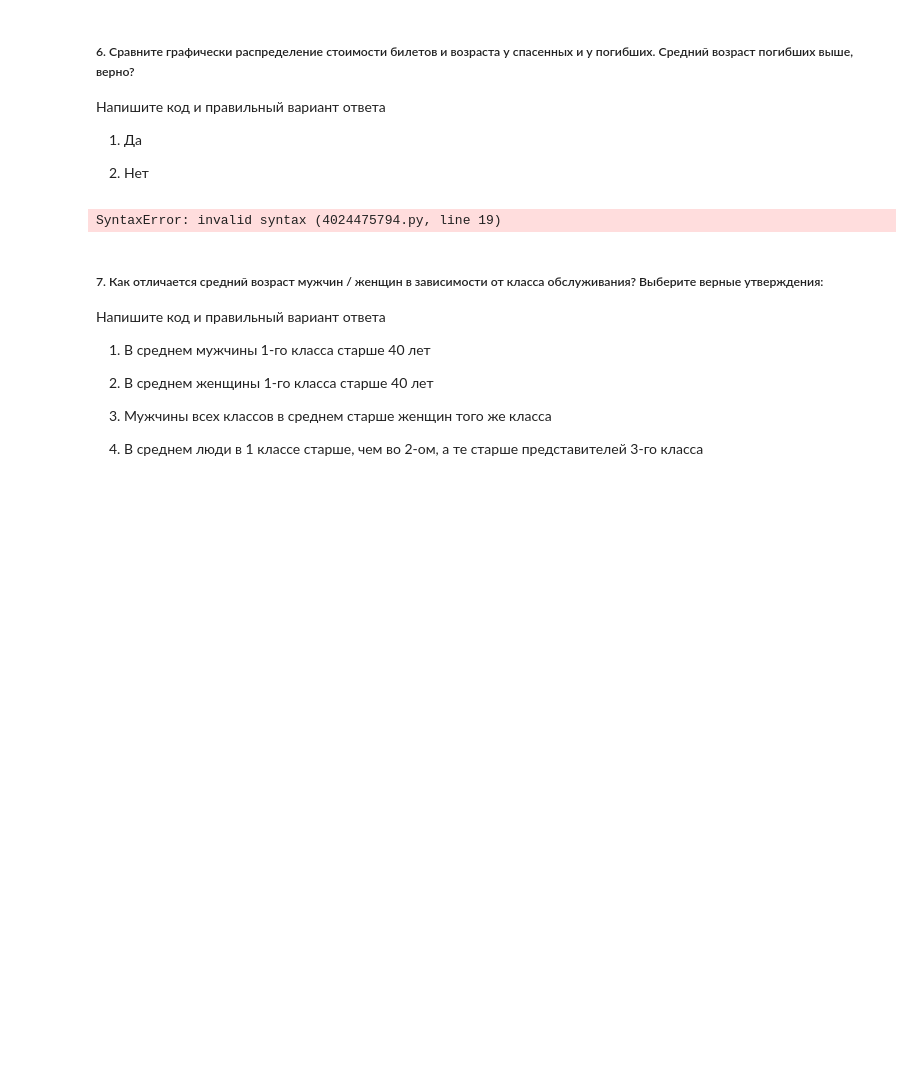
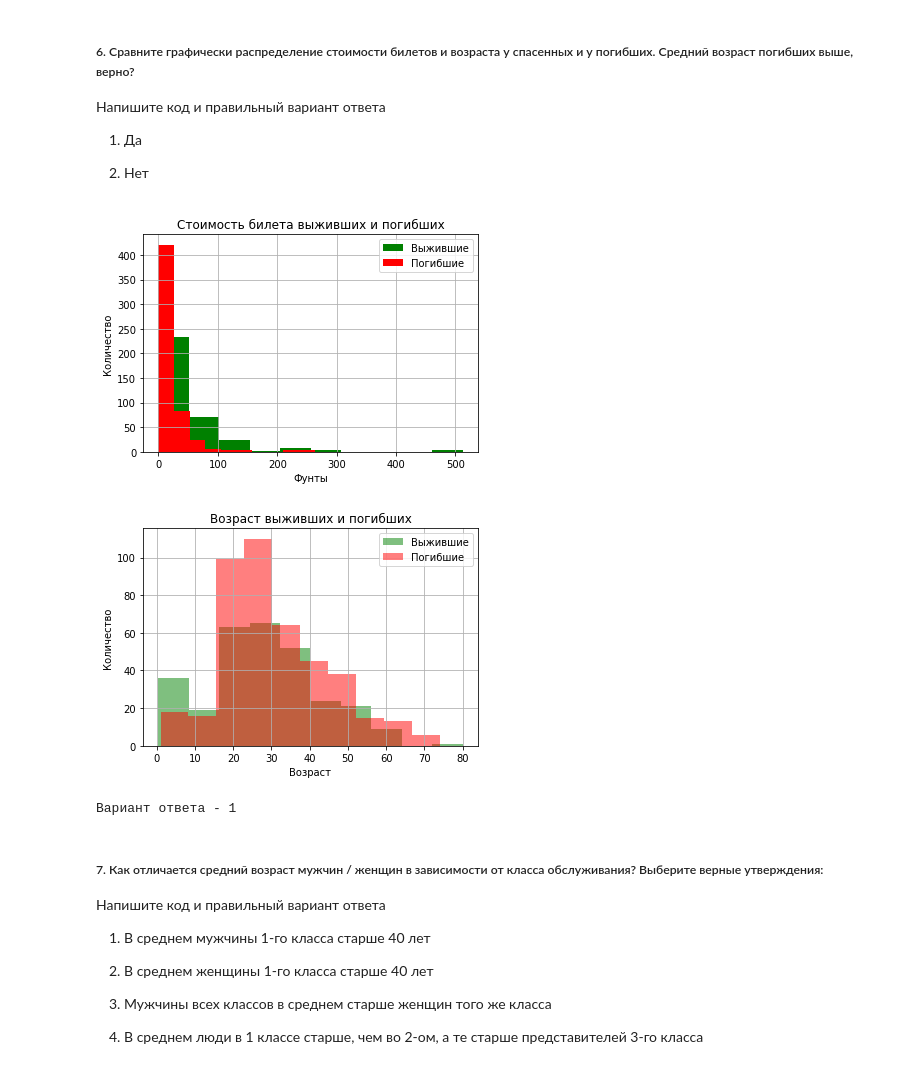
Before and after one commit to Breakdown08/jupyter, a Jupyter notebook: ЛР №1 - Python и визуалилизация данных.ipynb, the cells around one changed output. Cells and saved outputs as stored; diff of their text form; code cells hidden in the pictures; blank space fills up the shorter version.

```diff
--- a/ЛР №1 - Python и визуалилизация данных.ipynb
+++ b/ЛР №1 - Python и визуалилизация данных.ipynb
@@ -205,33 +205,35 @@ print('Вариант ответа - 4')
 
 2) Нет
 # %%
-#ваш код здесь
-# df[df['Survived'] == 1]['Fare'].hist(color="green",
-#                                          label='Выжившие')
-# df[df['Survived'] == 0]['Fare'].hist(color="red",
-#                                          label='Погибшие')
-# fig, ax = plt.subplots()
-# plt.title('Стоимость билета к отношению погибших и выживших')
-# plt.xlabel('Стоимость')
-# plt.ylabel('Количество')
-# plt.legend()
-#
-# df[df['Survived'] == 1]['Age'].hist(color="green",
-#                                          label='Выжившие', alpha=.5)
-# df[df['Survived'] == 0]['Age'].hist(color="red",
-#                                          label='Погибшие', alpha=.5)
+# ваш код здесь
+import pandas as pd
+import matplotlib.pyplot as plt
+df[df['Survived'] == 1]['Fare'].hist(color="green",
+                                         label='Выжившие')
+df[df['Survived'] == 0]['Fare'].hist(color="red",
+                                         label='Погибшие')
+plt.title('Стоимость билета выживших и погибших')
+plt.xlabel('Фунты')
+plt.ylabel('Количество')
+plt.legend()
+plt.show()
 
-a= plt.new_figure_manager()
-a.show()
-plt.
+df[df['Survived'] == 1]['Age'].hist(color="green",
+                                         label='Выжившие', alpha=.5)
+df[df['Survived'] == 0]['Age'].hist(color="red",
+                                         label='Погибшие', alpha=.5)
+plt.title('Возраст выживших и погибших')
+plt.xlabel('Возраст')
+plt.ylabel('Количество')
+plt.legend()
+plt.show()
 
-
-# plt.title('Возраст погибших и выживших')
-# plt.xlabel('Years')
-# plt.ylabel('Frequency')
-# plt.legend()
+df.groupby('Survived')['Age'].mean()
+print('Вариант ответа - 1')
 # %% [output]
+[figure, added]
+[figure, added]
-SyntaxError: invalid syntax (4024475794.py, line 19)
+Вариант ответа - 1
 # %% [markdown]
 
 ##### 7. Как отличается средний возраст мужчин / женщин в зависимости от класса обслуживания? Выберите верные утверждения:
```
Also changed, not shown: parts of 9 cells of this notebook, 5 other files.
